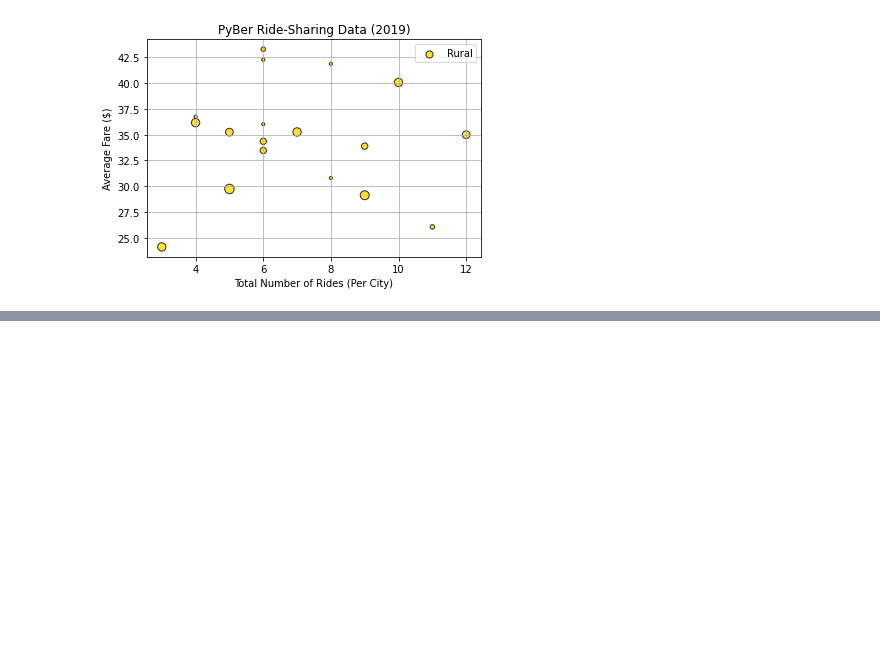
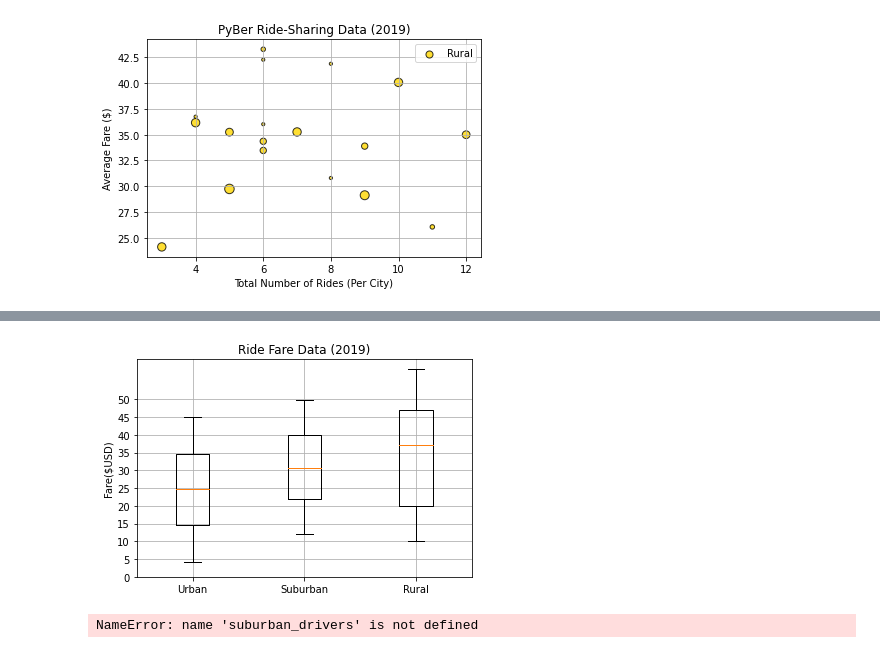
Before and after one commit to YanliangZhu/PyBer_Analysis, a Jupyter notebook: PyBer.ipynb, the cells around one changed output, grey strips where cells are left out. Saved outputs shown, nothing was run; the diff lists cells and outputs as text; code cells hidden in the pictures; blank space fills up the shorter version.

```diff
--- a/PyBer.ipynb
+++ b/PyBer.ipynb
@@ -185,0 +202,4 @@ plt.savefig("analysis/Fig2.png")
+# %%
+urban_fares = urban_cities_df["fare"]
+suburban_fares = suburban_cities_df["fare"]
+rural_fares = rural_cities_df["fare"]
@@ -185,0 +252,37 @@ plt.savefig("analysis/Fig2.png")
+# %%
+# Create a box-and-whisker plot for the urban fare data.
+x_labels = ["Urban", "Suburban","Rural"]
+fares = [urban_fares, suburban_fares, rural_fares]
+fig, ax = plt.subplots()
+ax.boxplot(fares, labels=x_labels)
+
+# Add the title, y-axis label and grid.
+ax.set_title('Ride Fare Data (2019)')
+ax.set_ylabel('Fare($USD)')
+ax.set_yticks(np.arange(0, 51, step=5.0))
+ax.grid()
+
+plt.savefig("analysis/Fig3.png")
+plt.show()
+# %% [output]
+[figure, added]
+# %%
+# Create the box-and-whisker plot for the urban driver count data.
+x_labels = ["Urban", "Suburban","Rural"]
+drivers = [urban_drivers, suburban_drivers, rural_drivers]
+fig, ax = plt.subplots()
+ax.boxplot(drivers,labels=x_labels)
+# Add the title, y-axis label and grid.
+ax.set_title('Driver Count Data (2019)')
+ax.set_ylabel('Number of Drivers)')
+ax.set_yticks(np.arange(0, 90, step=5.0))
+ax.grid()
+
+plt.savefig("analysis/Fig4.png")
+plt.show()
+
+
+print("Summary Statistics")
+urban_drivers.describe()
+# %% [output]
+NameError: name 'suburban_drivers' is not defined
```
Also changed, not shown: parts of 7 cells of this notebook, 3 other files.
